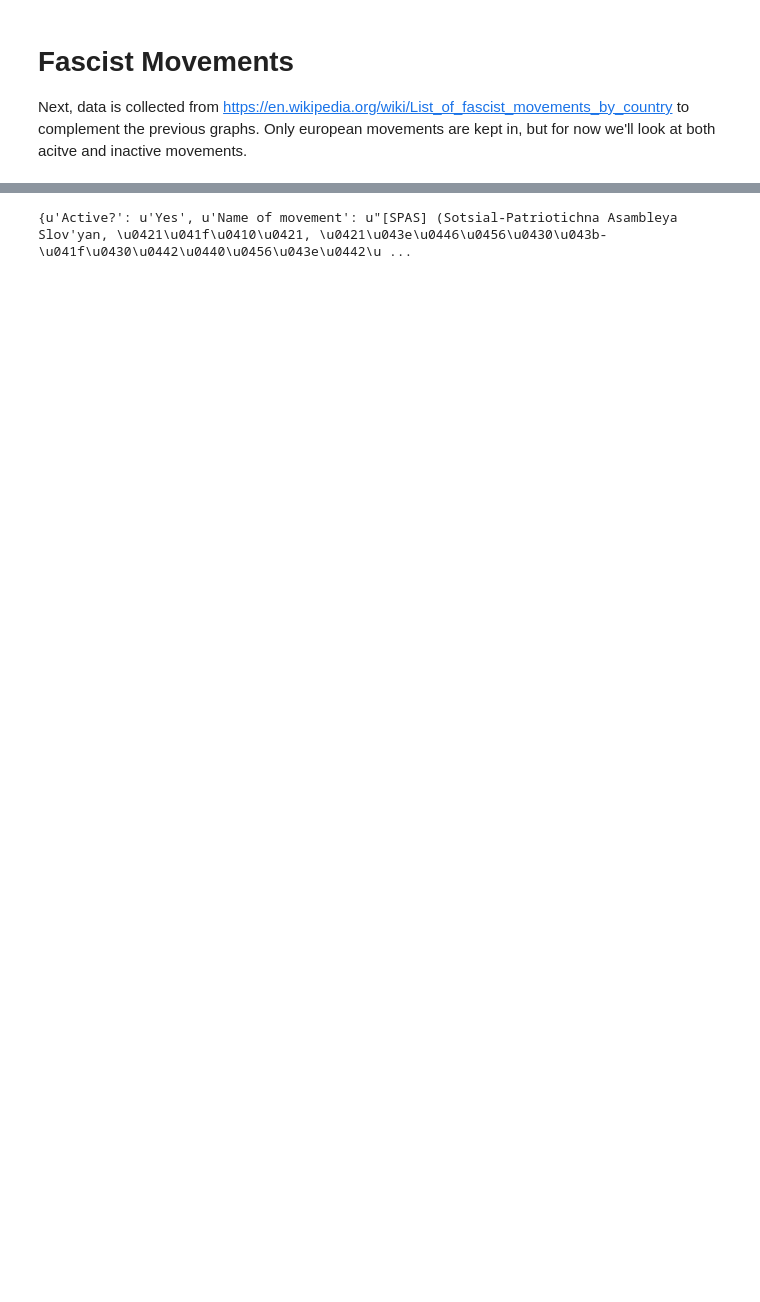
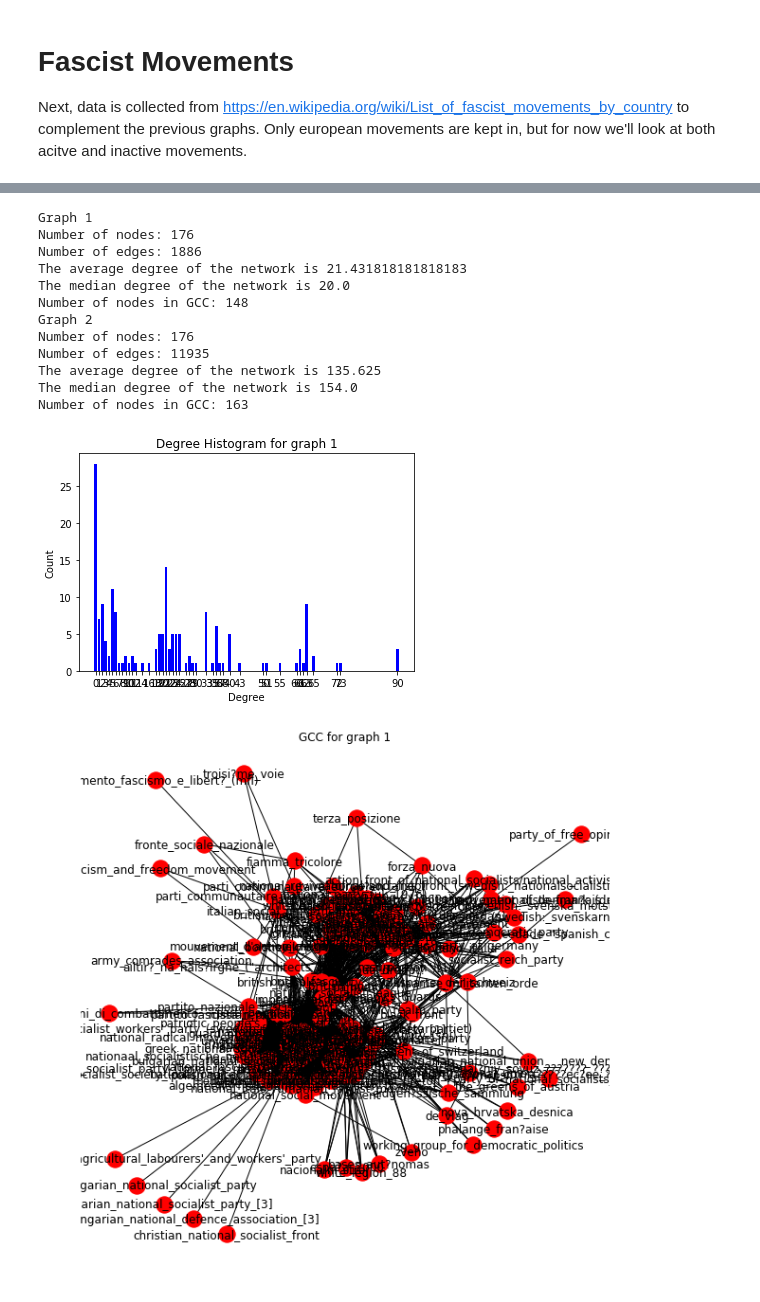
Before and after one commit to wissebarkhof/european_nationalism, a Jupyter notebook: Data Collection.ipynb, the cells around one changed output, grey strips where cells are left out. Saved outputs shown, nothing was run; the diff lists cells and outputs as text; code cells hidden in the pictures; blank space fills up the shorter version.

Commit message:
network analysis

```diff
--- a/Data Collection.ipynb
+++ b/Data Collection.ipynb
@@ -375,17 +357,23 @@ Found 74 movements
 # %%
 # filter european movements
 movements = filter(lambda m: any(c.lower() in m['Country of predominant operation'].lower() for c in countries), movements)
+
+europe_mov = []
+for mov in movements:
+    country = mov['Country of predominant operation'].lower()
+    if any(substring.lower() in country for substring in countries):
+        europe_mov.append(country)
+
 print 'There are', len(movements), 'movements in europe'
 
 # fetch pages and parse links
 for i, mov in enumerate(movements):
+    mov['links'] = []
     try:
-        page = wikipedia.page(mov['Name of movement'])
+        page = wikipedia.page(mov['Name of movement'].encode('utf-8'))
         if page and mov['link']:
-            mov['links'] = page.links
-            print 'Found {} links for {}'.format(len(page.links), mov['Name of movement'])
+            mov['links'] = clean_links(page.links)
+            print 'Found {} links for {}'.format(len(page.links), mov['Name of movement'].encode('utf-8'))
     except:
-        print 'Failed to collect for {}'.format(mov['Name of movement'])
-        mov['links'] = []
-        continue
+        print 'Failed to collect for {}'.format(mov['Name of movement'].encode('utf-8'))
     movements[i] = mov
@@ -410,4 +379,0 @@ Found 219 links for White Nationalist Party
-# %%
-print movements[0]
-# %% [output]
-{u'Active?': u'Yes', u'Name of movement': u"[SPAS] (Sotsial-Patriotichna Asambleya Slov'yan, \u0421\u041f\u0410\u0421, \u0421\u043e\u0446\u0456\u0430\u043b-\u041f\u0430\u0442\u0440\u0456\u043e\u0442\u ...
@@ -413,0 +406,41 @@ print movements[0]
+# %%
+for i, graph in enumerate([fascist_first, fascist_biparte]):
+    print 'Graph', i + 1
+    print 'Number of nodes:', len(graph.nodes)
+    print 'Number of edges:', len(graph.edges)
+    degree_sequence = sorted([d for n, d in graph.degree()], reverse=True)  # degree sequence
+    degreeCount = Counter(degree_sequence)
+    deg, cnt = zip(*degreeCount.items())
+
+    print 'The average degree of the network is', np.average(degree_sequence)
+    print 'The median degree of the network is', np.median(degree_sequence)
+    fig, ax = plt.subplots()
+    plt.bar(deg, cnt, width=0.80, color='b')
+
+    plt.title("Degree Histogram for graph {}".format(i + 1))
+    plt.ylabel("Count")
+    plt.xlabel("Degree")
+    ax.set_xticks([d for d in deg])
+    ax.set_xticklabels(deg)
+    Gcc = sorted(nx.connected_component_subgraphs(graph), key=len, reverse=True)
+    G0 = Gcc[0]
+    print 'Number of nodes in GCC:', len(G0.nodes)
+    fig = plt.figure(figsize=(10, 10))
+    plt.title('GCC for graph {}'.format(i + 1))
+    pos = layout(G0)
+    nx.draw(G0, pos, with_labels=True)
+# %% [output]
+Graph 1
+Number of nodes: 176
+Number of edges: 1886
+The average degree of the network is 21.431818181818183
+The median degree of the network is 20.0
+Number of nodes in GCC: 148
+Graph 2
+Number of nodes: 176
+Number of edges: 11935
+The average degree of the network is 135.625
+The median degree of the network is 154.0
+Number of nodes in GCC: 163
+[figure, added]
+[figure, added]
```
Also changed, not shown: parts of 22 cells of this notebook.
